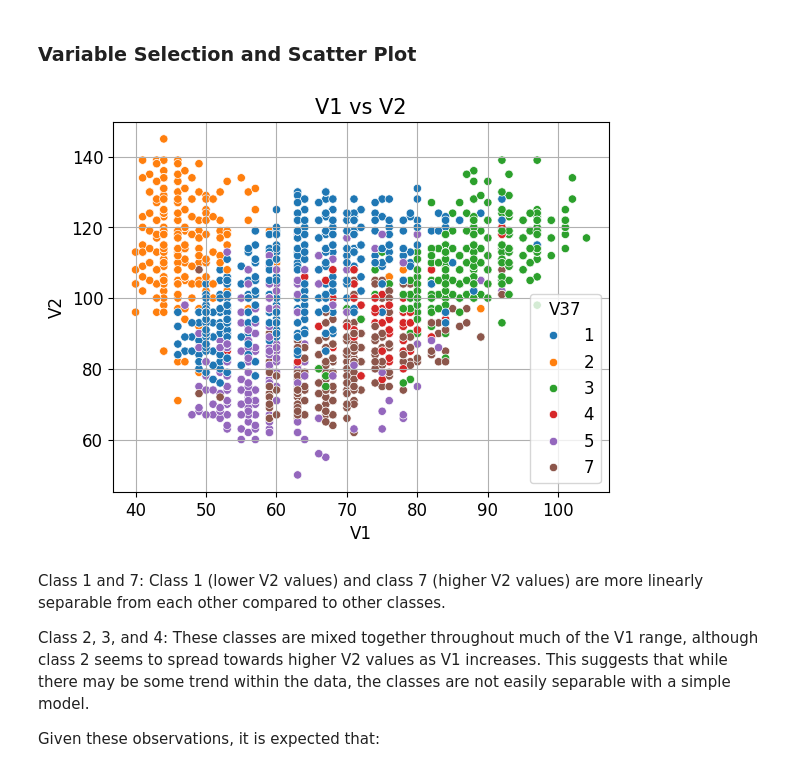
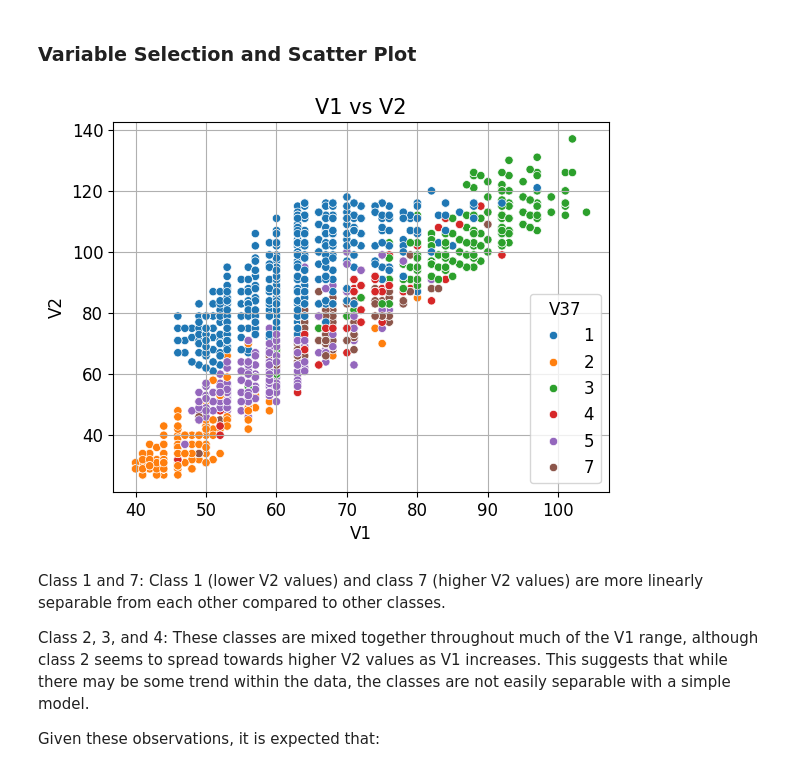
Before and after one commit to airidas23/SVM, a Jupyter notebook: SMV_Project.ipynb, the cells around one changed output. Cells and saved outputs as stored; diff of their text form; code cells hidden in the pictures.

```diff
--- a/SMV_Project.ipynb
+++ b/SMV_Project.ipynb
@@ -118,14 +118,14 @@ Classes 5 and 6 are not shown in the chart, which could mean that they either ar
 ### Variable Selection and Scatter Plot
 # %%
 # Visualizing
-sns.scatterplot(x = 'V1', y = 'V7', hue = 'V37', data = df_train)
+sns.scatterplot(x = 'V1', y = 'V2', hue = 'V37', data = df_train)
 plt.xlabel('V1', fontsize=12)
 plt.ylabel('V2', fontsize=12)
 plt.title('V1 vs V2', fontsize=15)
 plt.grid(True)
 plt.show()
 # %% [output]
-[figure, old version]
+[figure, new version]
 # %% [markdown]
  Class 1 and 7: Class 1 (lower V2 values) and class 7 (higher V2 values) are more linearly separable from each other compared to other classes.
 
```
Also changed, not shown: parts of 30 cells of this notebook.
